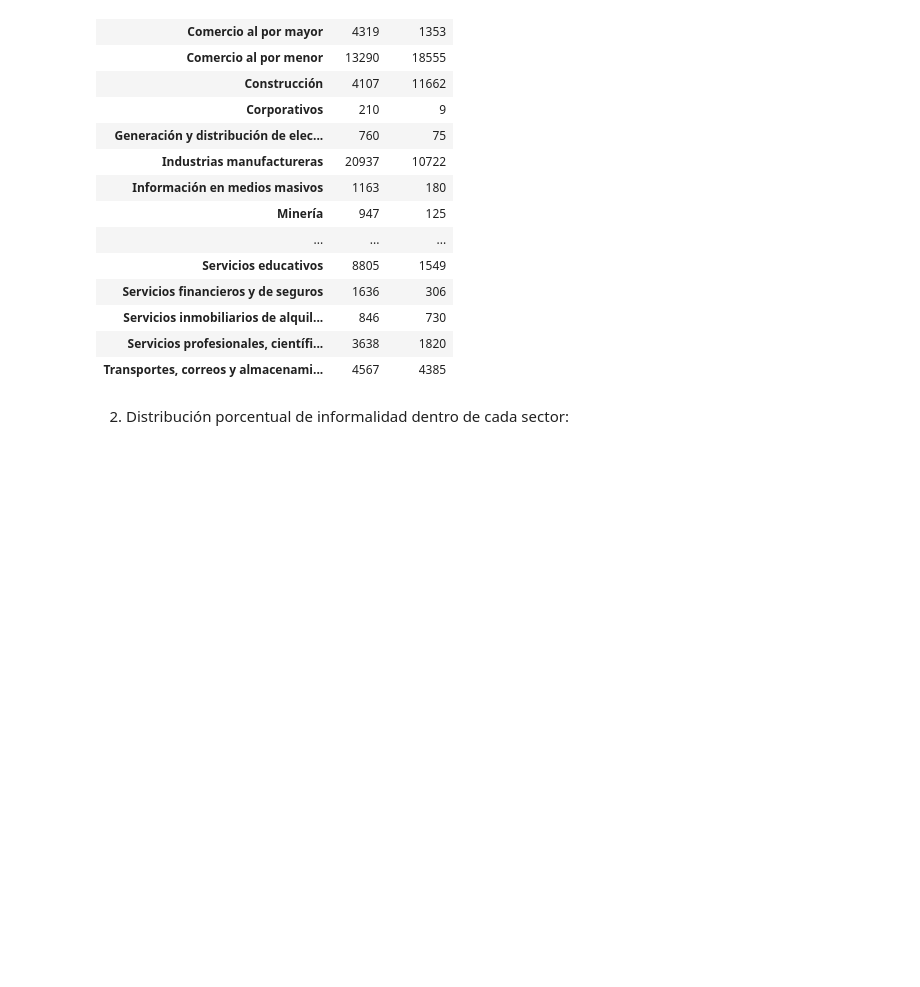
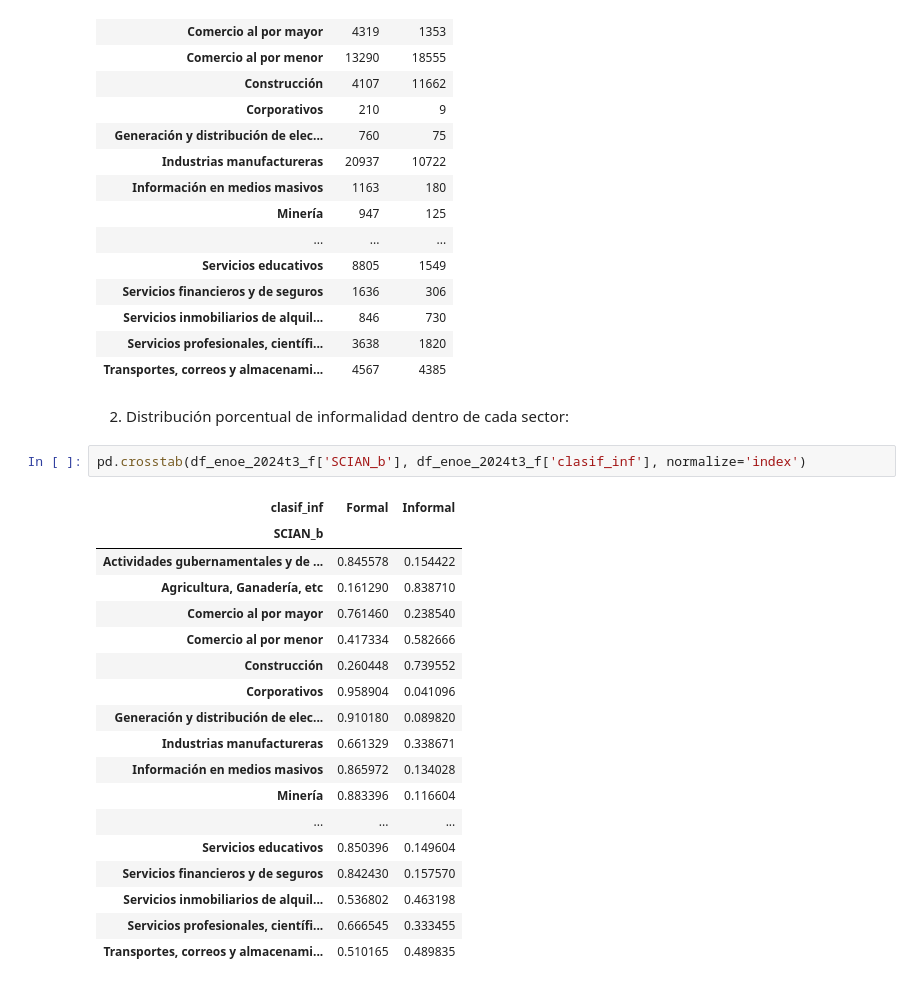
Before and after one commit to DiegoSReco/intro_python_para_economistas, a Jupyter notebook: script_python_5_Analisis_Datos_Pandas_2.ipynb, the cells around one changed output. Drawn from its saved outputs; the diff is of its cells as text; blank space fills up the shorter version.

```diff
--- a/script_python_5_Analisis_Datos_Pandas_2.ipynb
+++ b/script_python_5_Analisis_Datos_Pandas_2.ipynb
@@ -2192,3 +2194,24 @@ pd.crosstab(df_enoe_2024t3_f['SCIAN_b'], df_enoe_2024t3_f['clasif_inf'])
 | Transportes, correos y almacenami... | 4567 | 4385 |
 # %% [markdown]
 2. Distribución porcentual de informalidad dentro de cada sector:
+# %%
+pd.crosstab(df_enoe_2024t3_f['SCIAN_b'], df_enoe_2024t3_f['clasif_inf'], normalize='index')
+# %% [output]
+| clasif_inf | Formal | Informal |
+| SCIAN_b |  |  |
+| Actividades gubernamentales y de ... | 0.845578 | 0.154422 |
+| Agricultura, Ganadería, etc | 0.161290 | 0.838710 |
+| Comercio al por mayor | 0.761460 | 0.238540 |
+| Comercio al por menor | 0.417334 | 0.582666 |
+| Construcción | 0.260448 | 0.739552 |
+| Corporativos | 0.958904 | 0.041096 |
+| Generación y distribución de elec... | 0.910180 | 0.089820 |
+| Industrias manufactureras | 0.661329 | 0.338671 |
+| Información en medios masivos | 0.865972 | 0.134028 |
+| Minería | 0.883396 | 0.116604 |
+| ... | ... | ... |
+| Servicios educativos | 0.850396 | 0.149604 |
+| Servicios financieros y de seguros | 0.842430 | 0.157570 |
+| Servicios inmobiliarios de alquil... | 0.536802 | 0.463198 |
+| Servicios profesionales, científi... | 0.666545 | 0.333455 |
+| Transportes, correos y almacenami... | 0.510165 | 0.489835 |
```
Also changed, not shown: parts of 3 cells of this notebook.
